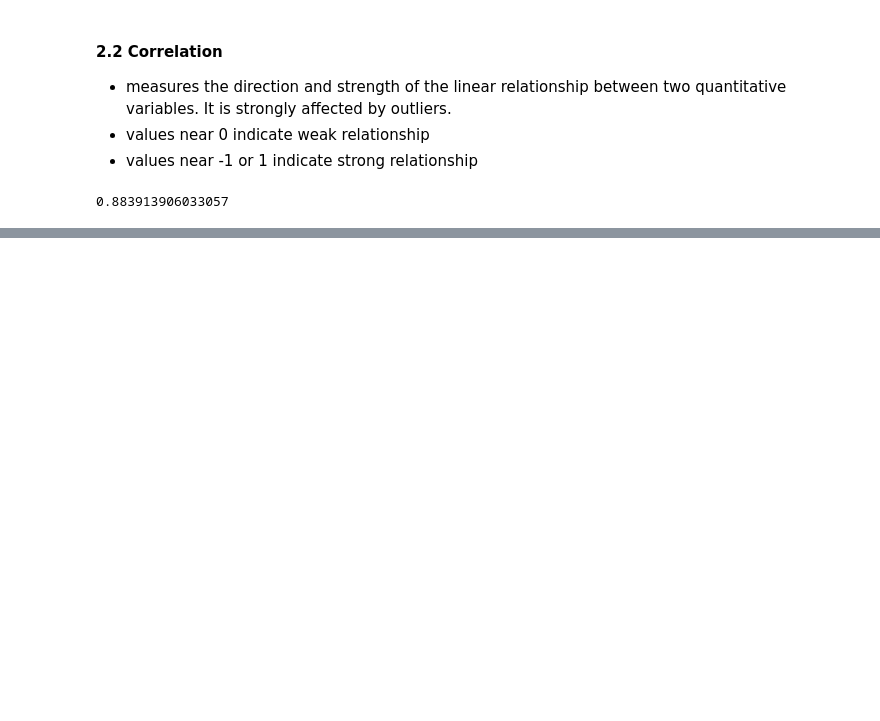
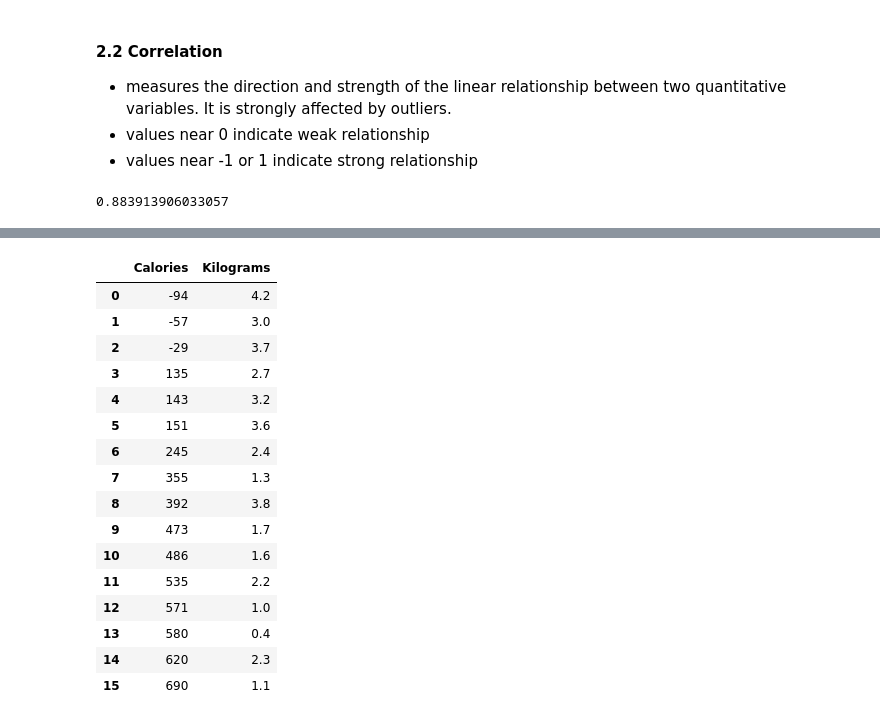
Before and after one commit to btemovska/Statistics, a Jupyter notebook: Part I: Looking at Data/Chapter 2 Looking at Data Relationships.ipynb, the cells around one changed output, grey strips where cells are left out. Cells and saved outputs as stored; diff of their text form; code cells hidden in the pictures; blank space fills up the shorter version.

```diff
--- a/Part I: Looking at Data/Chapter 2 Looking at Data Relationships.ipynb
+++ b/Part I: Looking at Data/Chapter 2 Looking at Data Relationships.ipynb
@@ -47,0 +53,25 @@ correlation
+# %%
+data = {
+    'Calories': [-94, -57, -29, 135, 143, 151, 245, 355, 392, 473, 486, 535, 571, 580, 620, 690],
+    'Kilograms': [4.2, 3.0, 3.7, 2.7, 3.2, 3.6, 2.4, 1.3, 3.8, 1.7, 1.6, 2.2, 1.0, 0.4, 2.3, 1.1]
+}
+df = pd.DataFrame(data)
+df
+# %% [output]
+|  | Calories | Kilograms |
+| 0 | -94 | 4.2 |
+| 1 | -57 | 3.0 |
+| 2 | -29 | 3.7 |
+| 3 | 135 | 2.7 |
+| 4 | 143 | 3.2 |
+| 5 | 151 | 3.6 |
+| 6 | 245 | 2.4 |
+| 7 | 355 | 1.3 |
+| 8 | 392 | 3.8 |
+| 9 | 473 | 1.7 |
+| 10 | 486 | 1.6 |
+| 11 | 535 | 2.2 |
+| 12 | 571 | 1.0 |
+| 13 | 580 | 0.4 |
+| 14 | 620 | 2.3 |
+| 15 | 690 | 1.1 |
```
Also changed, not shown: parts of 2 cells of this notebook.
